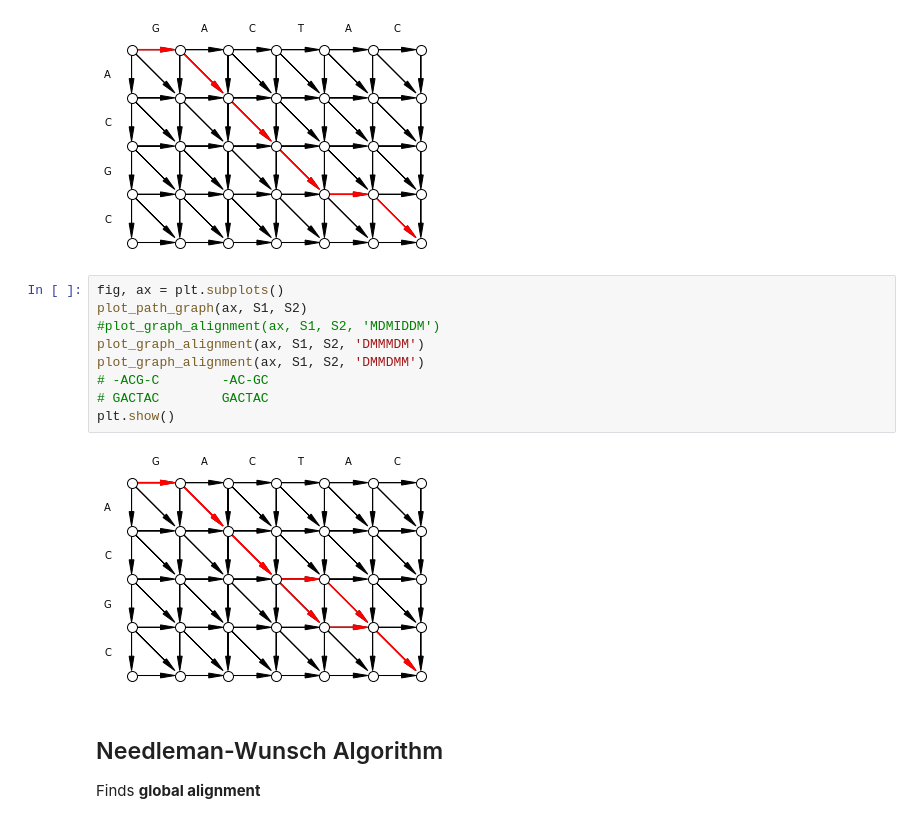
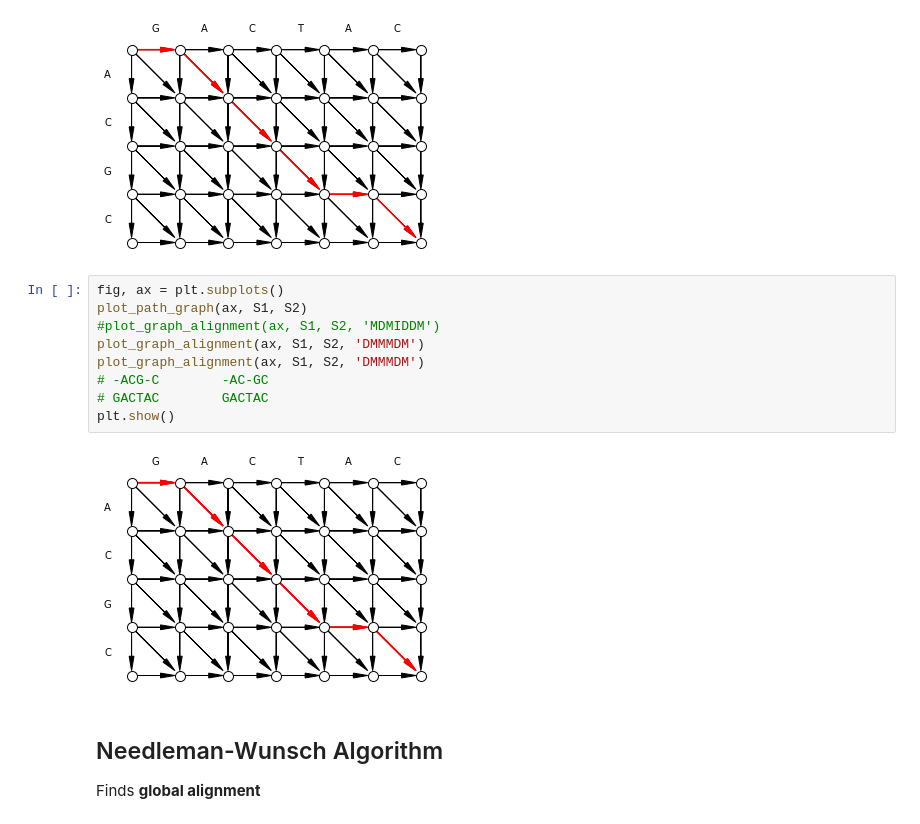
Before and after one commit to TeoSakel/Bioinformatics, a Jupyter notebook: 03_alignment_theory/pairwise_alignment_slides.ipynb, the cells around one changed output. Saved outputs shown, nothing was run; the diff lists cells and outputs as text.

```diff
--- a/03_alignment_theory/pairwise_alignment_slides.ipynb
+++ b/03_alignment_theory/pairwise_alignment_slides.ipynb
@@ -960,14 +960,14 @@ for m in range(len(S1)+1):
 # %%
 fig, ax = plt.subplots()
 plot_path_graph(ax, S1, S2)
 #plot_graph_alignment(ax, S1, S2, 'MDMIDDM')
 plot_graph_alignment(ax, S1, S2, 'DMMMDM')
-plot_graph_alignment(ax, S1, S2, 'DMMDMM')
+plot_graph_alignment(ax, S1, S2, 'DMMMDM')
 # -ACG-C        -AC-GC
 # GACTAC        GACTAC
 plt.show()
 # %% [output]
-[figure, old version]
+[figure, new version]
 # %% [markdown]
 ## Needleman-Wunsch Algorithm
 
```
Also changed, not shown: parts of 4 cells of this notebook, 2 other files.
